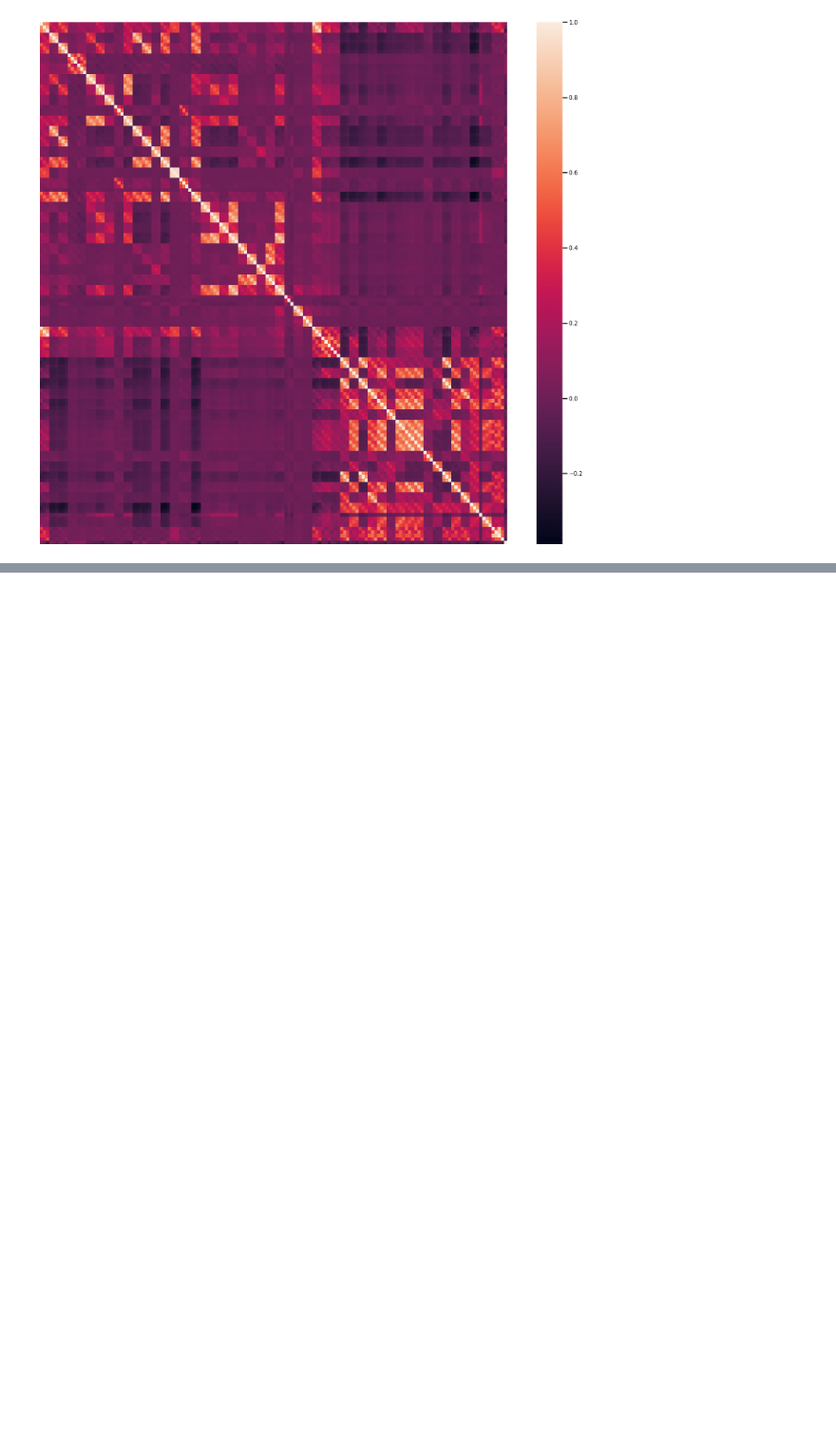
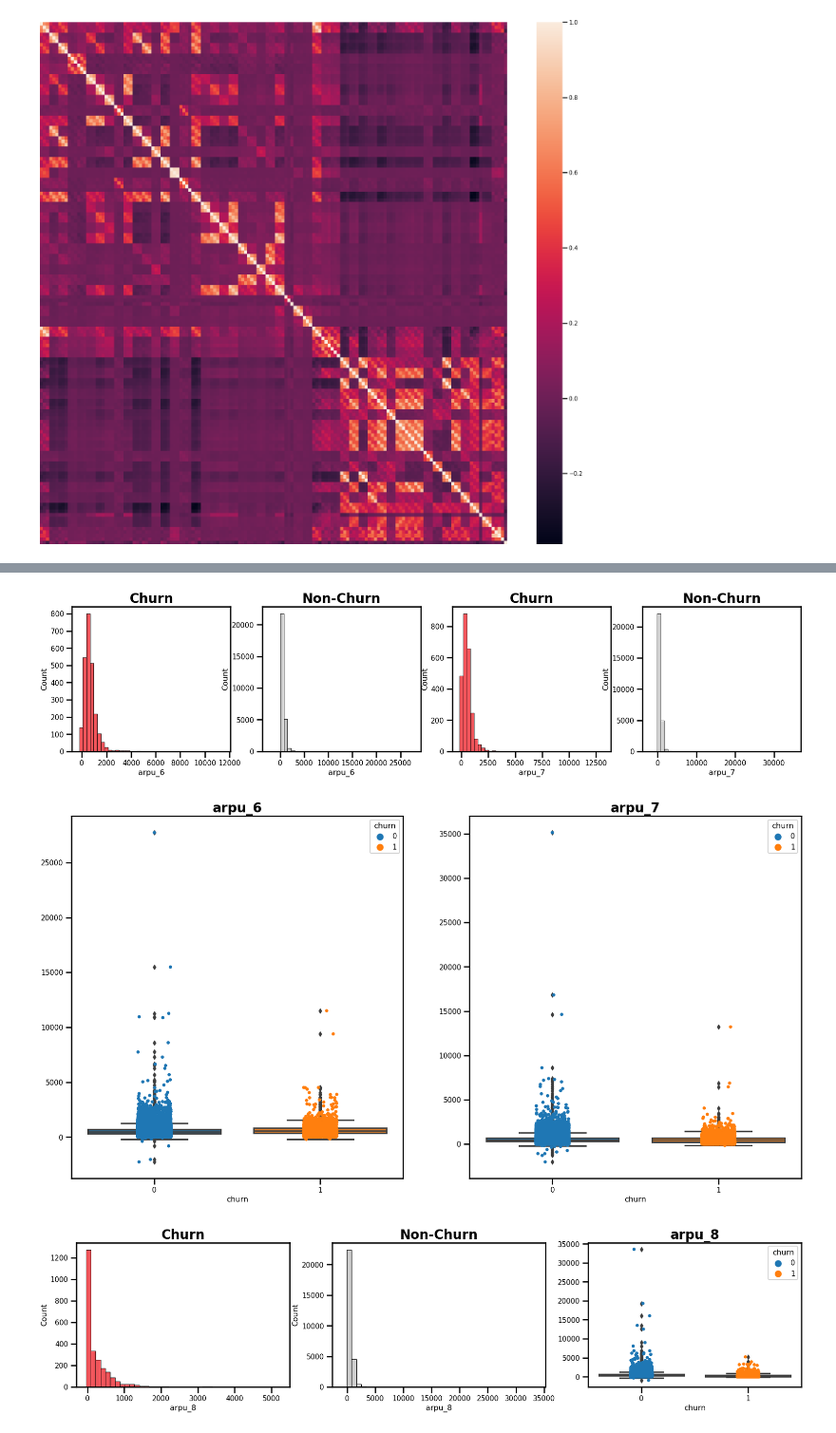
Before and after one commit to arduinto/SEATelChurn, a Jupyter notebook: TelChurnSEA.ipynb, the cells around one changed output, grey strips where cells are left out. Shown: that part at 95% size. Saved outputs shown, nothing was run; the diff lists cells and outputs as text; code cells hidden in the pictures; blank space fills up the shorter version.

```diff
--- a/TelChurnSEA.ipynb
+++ b/TelChurnSEA.ipynb
@@ -373,0 +415,6 @@ ax.tick_params(
+# %%
+dist_box_plot(telecom, 'arpu_6', 'arpu_7', 'arpu_8')
+# %% [output]
+[figure, added]
+[figure, added]
+[figure, added]
```
Also changed, not shown: parts of 2 cells of this notebook.
